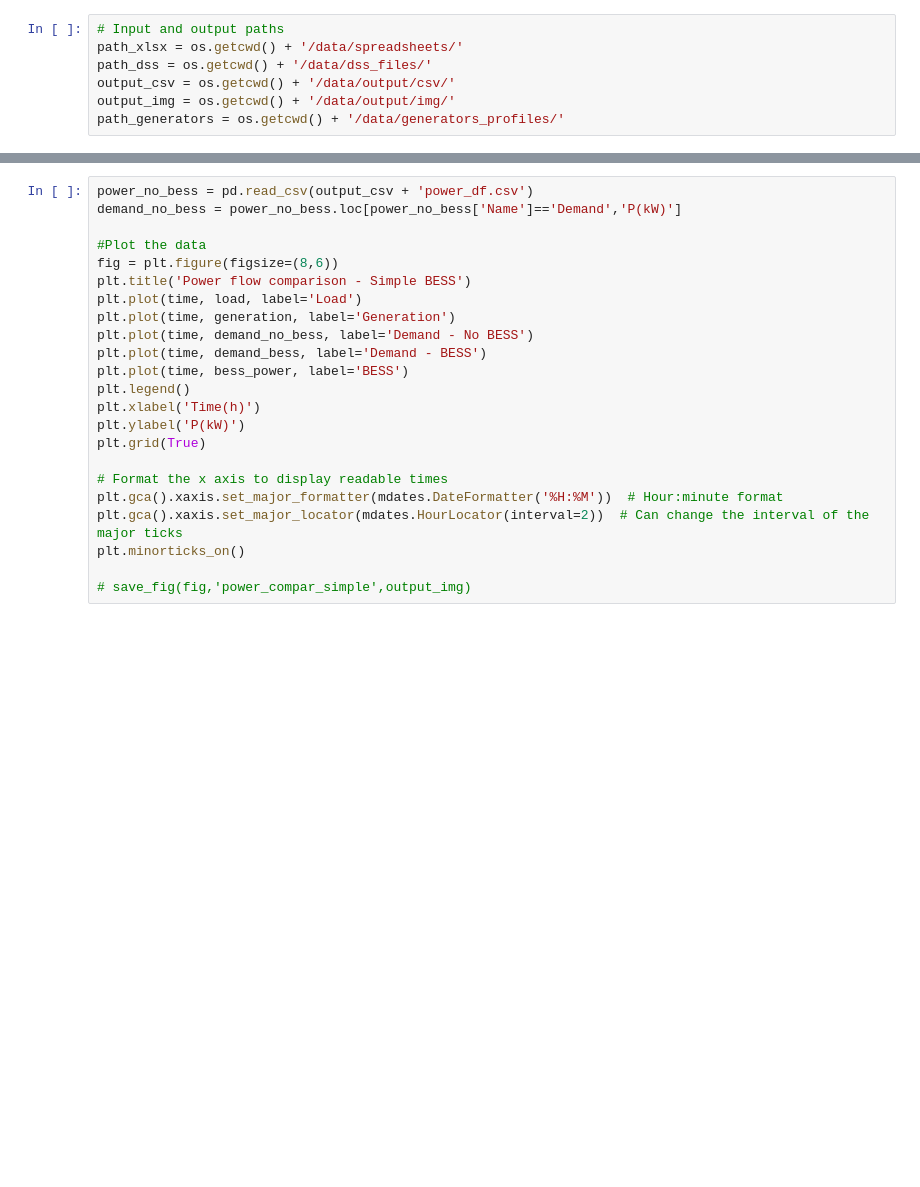
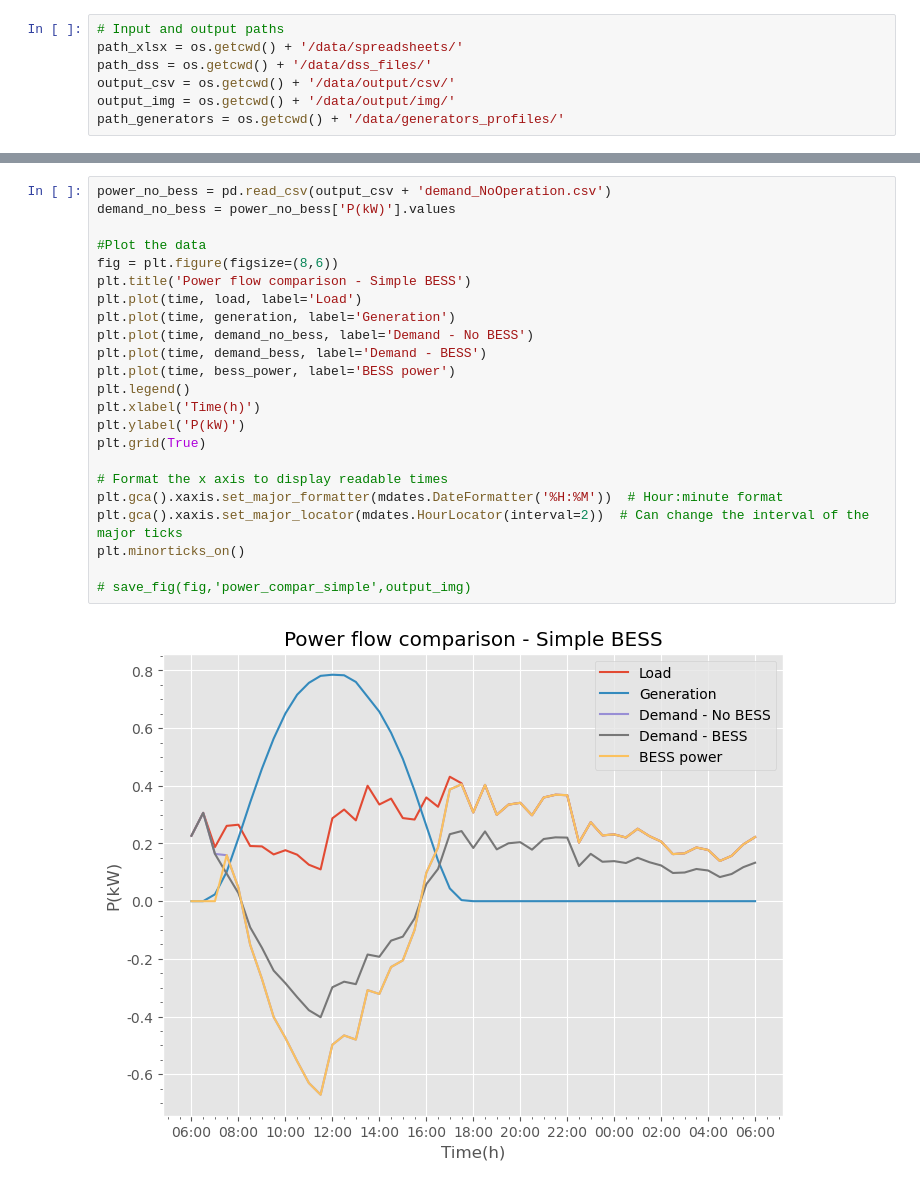
Before and after one commit to JCARNEIROX/GridFlexPy, a Jupyter notebook: visualize_data.ipynb, the cells around one changed output, grey strips where cells are left out. Saved outputs shown, nothing was run; the diff lists cells and outputs as text; blank space fills up the shorter version.

```diff
--- a/visualize_data.ipynb
+++ b/visualize_data.ipynb
@@ -87,23 +107,25 @@ plt.minorticks_on()
 # %%
-power_no_bess = pd.read_csv(output_csv + 'power_df.csv')
-demand_no_bess = power_no_bess.loc[power_no_bess['Name']=='Demand','P(kW)']
+power_no_bess = pd.read_csv(output_csv + 'demand_NoOperation.csv')
+demand_no_bess = power_no_bess['P(kW)'].values
 
 #Plot the data
 fig = plt.figure(figsize=(8,6))
 plt.title('Power flow comparison - Simple BESS')
 plt.plot(time, load, label='Load')
 plt.plot(time, generation, label='Generation')
 plt.plot(time, demand_no_bess, label='Demand - No BESS')
 plt.plot(time, demand_bess, label='Demand - BESS')
-plt.plot(time, bess_power, label='BESS')
+plt.plot(time, bess_power, label='BESS power')
 plt.legend()
 plt.xlabel('Time(h)')
 plt.ylabel('P(kW)')
 plt.grid(True)
 
 # Format the x axis to display readable times
 plt.gca().xaxis.set_major_formatter(mdates.DateFormatter('%H:%M'))  # Hour:minute format
 plt.gca().xaxis.set_major_locator(mdates.HourLocator(interval=2))  # Can change the interval of the major ticks
 plt.minorticks_on()
 
 # save_fig(fig,'power_compar_simple',output_img)
+# %% [output]
+[figure, added]
```
Also changed, not shown: parts of 4 cells of this notebook, 35 other files.
